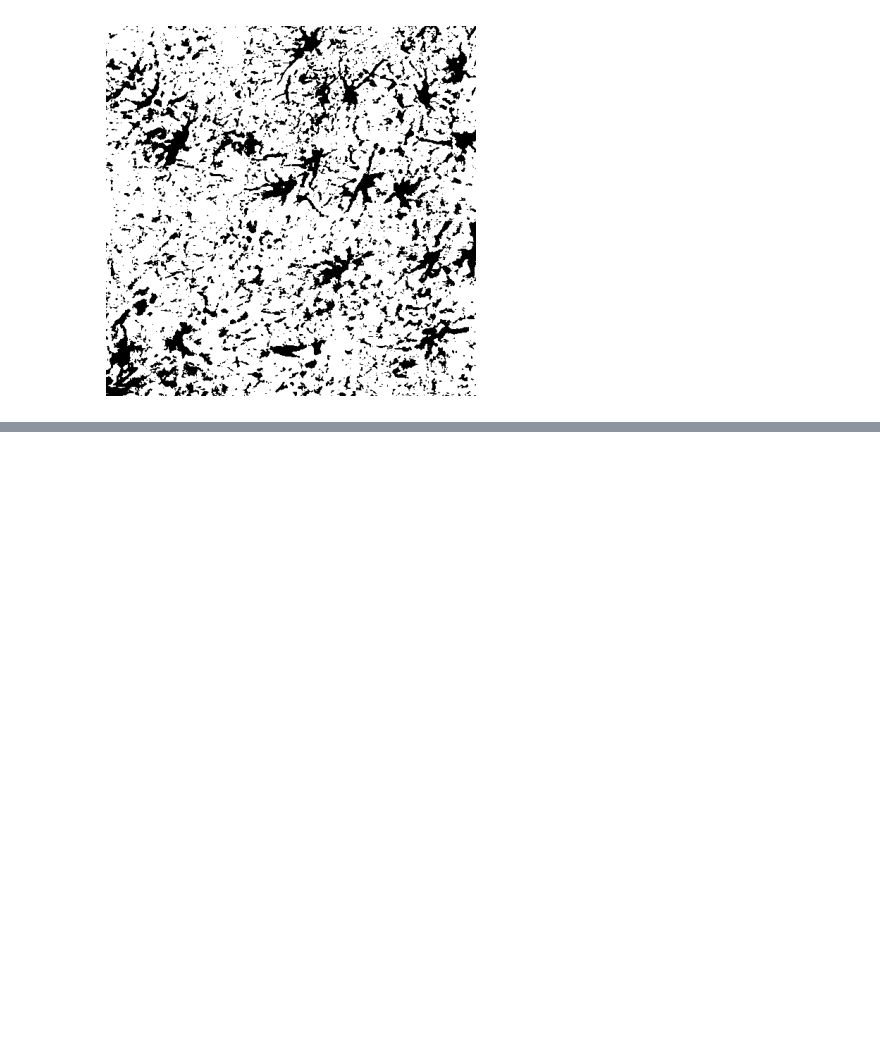
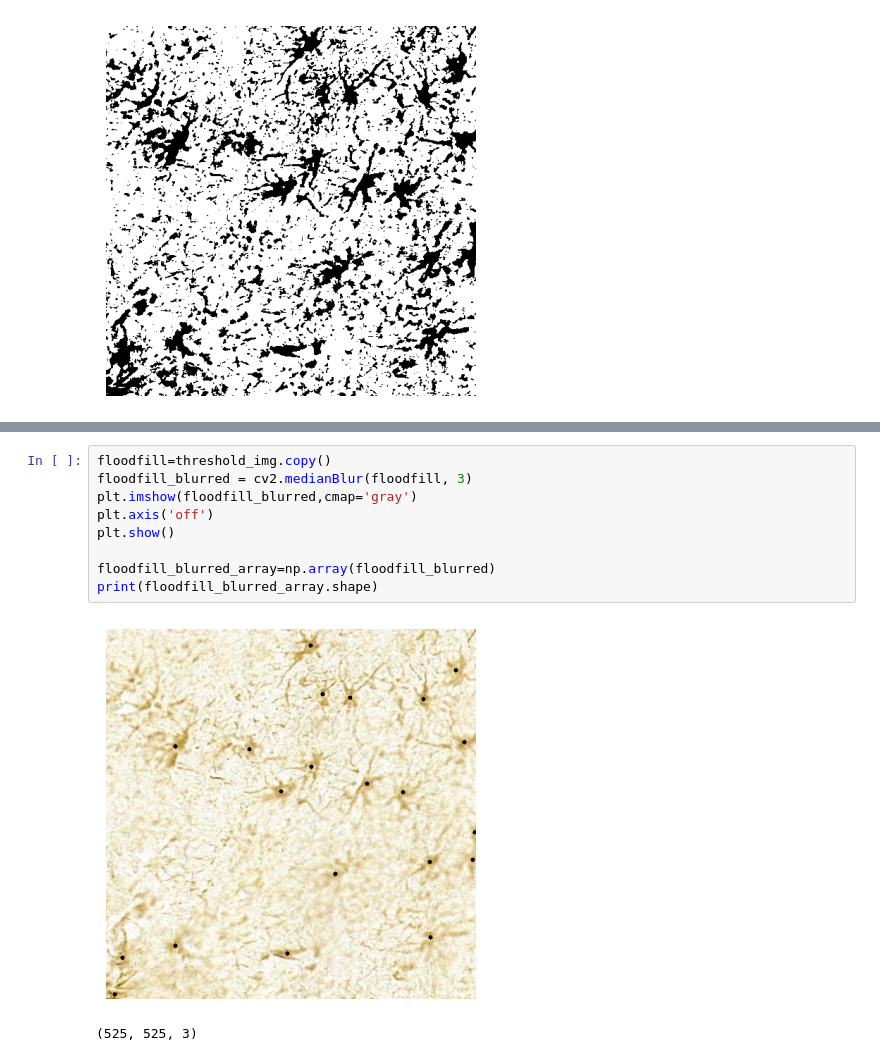
Before and after one commit to raisaaajose/astrocyte-detection, a Jupyter notebook: astrocytes.ipynb, the cells around one changed output, grey strips where cells are left out. Drawn from its saved outputs; the diff is of its cells as text; blank space fills up the shorter version.

```diff
--- a/astrocytes.ipynb
+++ b/astrocytes.ipynb
@@ -79,0 +95,12 @@ plt.imshow(output1)
+# %%
+floodfill=threshold_img.copy()
+floodfill_blurred = cv2.medianBlur(floodfill, 3)
+plt.imshow(floodfill_blurred,cmap='gray')
+plt.axis('off')
+plt.show()
+
+floodfill_blurred_array=np.array(floodfill_blurred)
+print(floodfill_blurred_array.shape)
+# %% [output]
+[figure, added]
+(525, 525, 3)
```
Also changed, not shown: parts of 4 cells of this notebook.
